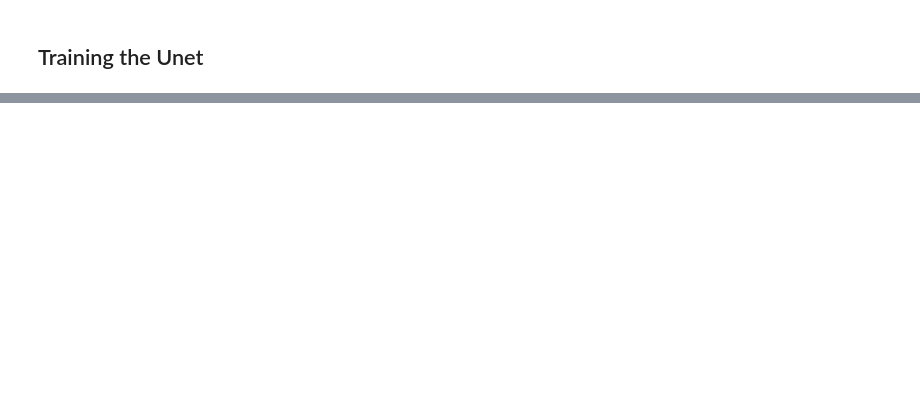
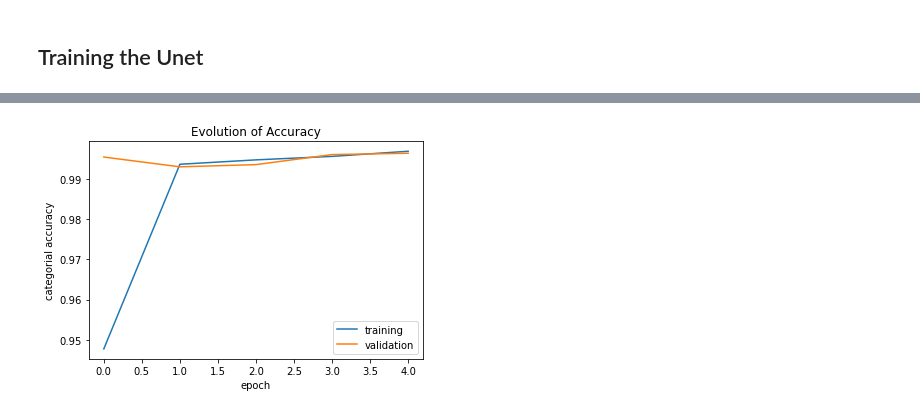
Before and after one commit to randomstructures/ExLSM-Image-Segmentation, a Jupyter notebook: 3D Unet/retrain0802/training.ipynb, the cells around one changed output, grey strips where cells are left out. Saved outputs shown, nothing was run; the diff lists cells and outputs as text; code cells hidden in the pictures; blank space fills up the shorter version.

```diff
--- a/3D Unet/retrain0802/training.ipynb
+++ b/3D Unet/retrain0802/training.ipynb
@@ -228,0 +237,11 @@ plt.savefig('3d_unet_test.png')
+# %%
+#Plot the evolution of pixel wise prediction accuracy
+plt.plot(history.history['acc'])
+plt.plot(history.history['val_acc'])
+plt.title('Evolution of Accuracy')
+plt.xlabel('epoch')
+plt.ylabel('categorial accuracy')
+plt.legend(['training', 'validation'])
+plt.savefig('acc.png')
+# %% [output]
+[figure, added]
```
Also changed, not shown: parts of 15 cells of this notebook.
